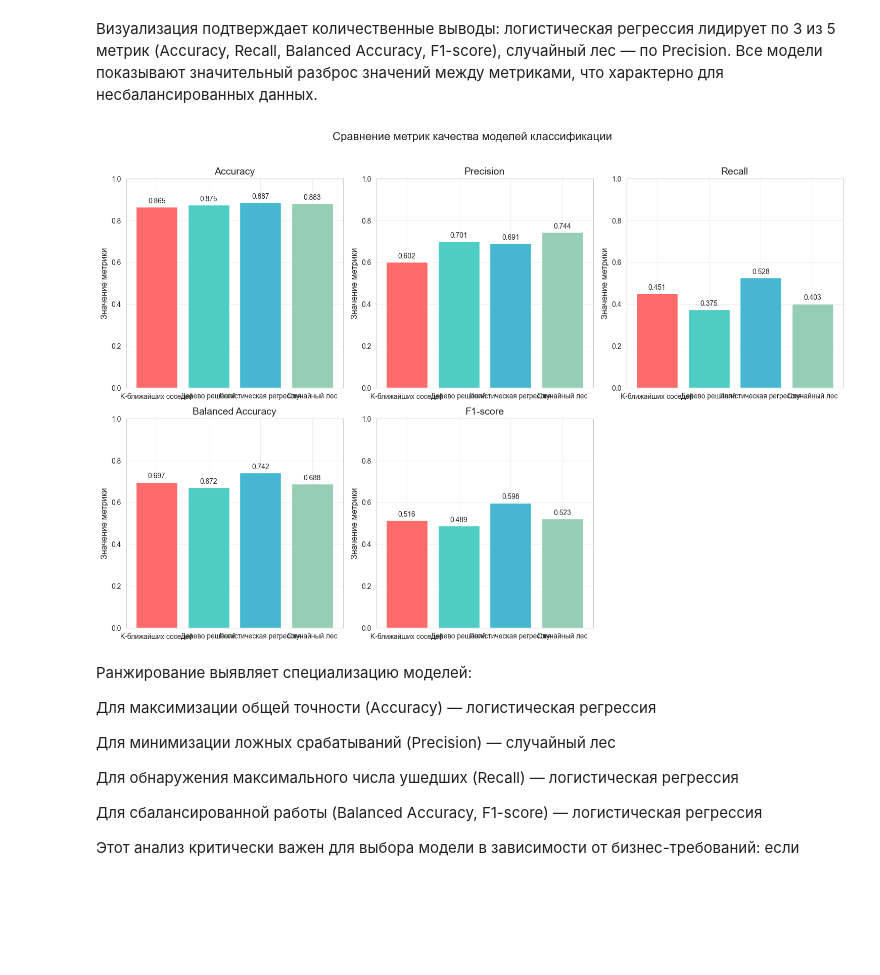
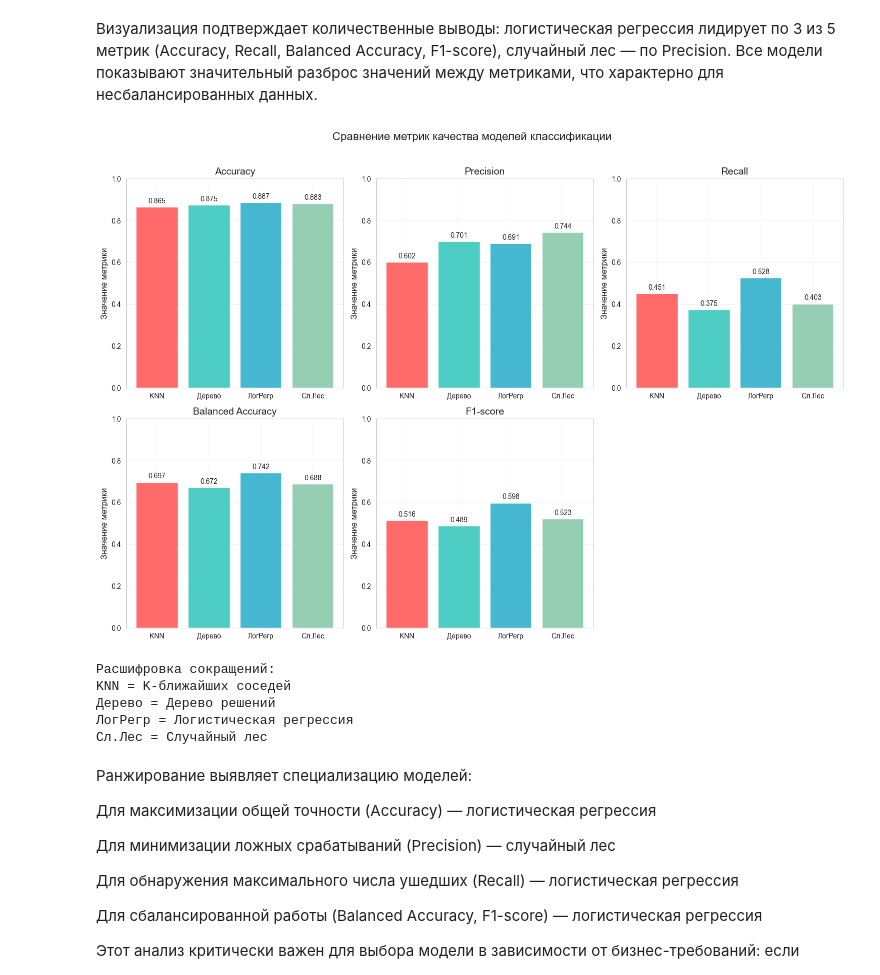
Before and after one commit to user000000000000000000000/LR5_Antonov_5, a Jupyter notebook: ЛР5_Антонов_5.ipynb, the cells around one changed output. Drawn from its saved outputs; the diff is of its cells as text; code cells hidden in the pictures; blank space fills up the shorter version.

```diff
--- a/ЛР5_Антонов_5.ipynb
+++ b/ЛР5_Антонов_5.ipynb
@@ -615,35 +614,57 @@ display(metrics_df.round(4))
 # %%
 # 6.5 Визуализация метрик
 fig, axes = plt.subplots(2, 3, figsize=(15, 10))
 fig.suptitle('Сравнение метрик качества моделей классификации', fontsize=16, y=1.02)
 
 # Создание палитры цветов для моделей
 colors = ['#FF6B6B', '#4ECDC4', '#45B7D1', '#96CEB4']
 
+# Сокращенные названия моделей для подписей
+model_names_short = {
+    'K-ближайших соседей': 'KNN',
+    'Дерево решений': 'Дерево',
+    'Логистическая регрессия': 'ЛогРегр',
+    'Случайный лес': 'Сл.Лес'
+}
+
 # Построение графиков для каждой метрики
 metrics_to_plot = ['Accuracy', 'Precision', 'Recall', 'Balanced Accuracy', 'F1-score']
 for idx, metric in enumerate(metrics_to_plot):
     ax = axes[idx // 3, idx % 3]
-    bars = ax.bar(metrics_df['Модель'], metrics_df[metric], color=colors)
+
+    # Используем сокращенные названия для подписей по оси X
+    short_labels = [model_names_short[model] for model in metrics_df['Модель']]
+
+    bars = ax.bar(short_labels, metrics_df[metric], color=colors)
     ax.set_title(f'{metric}', fontsize=14)
     ax.set_ylabel('Значение метрики', fontsize=12)
     ax.set_ylim(0, 1)
     ax.grid(True, alpha=0.3)
 
     # Добавление значений на столбцы
     for bar in bars:
         height = bar.get_height()
         ax.text(bar.get_x() + bar.get_width()/2., height + 0.01,
                 f'{height:.3f}', ha='center', va='bottom', fontsize=10)
 
-# Удаление пустого subplot (если нужно)
+# Удаление пустого subplot
 if len(metrics_to_plot) < 6:
     axes[-1, -1].axis('off')
 
 plt.tight_layout()
 plt.show()
+
+# Добавим легенду с расшифровкой сокращений
+print("\nРасшифровка сокращений:")
+for full, short in model_names_short.items():
+    print(f"{short} = {full}")
 # %% [output]
-[figure, old version]
+[figure, new version]
+Расшифровка сокращений:
+KNN = K-ближайших соседей
+Дерево = Дерево решений
+ЛогРегр = Логистическая регрессия
+Сл.Лес = Случайный лес
 # %% [markdown]
 Ранжирование выявляет специализацию моделей:
 
```
Also changed, not shown: parts of 9 cells of this notebook.
